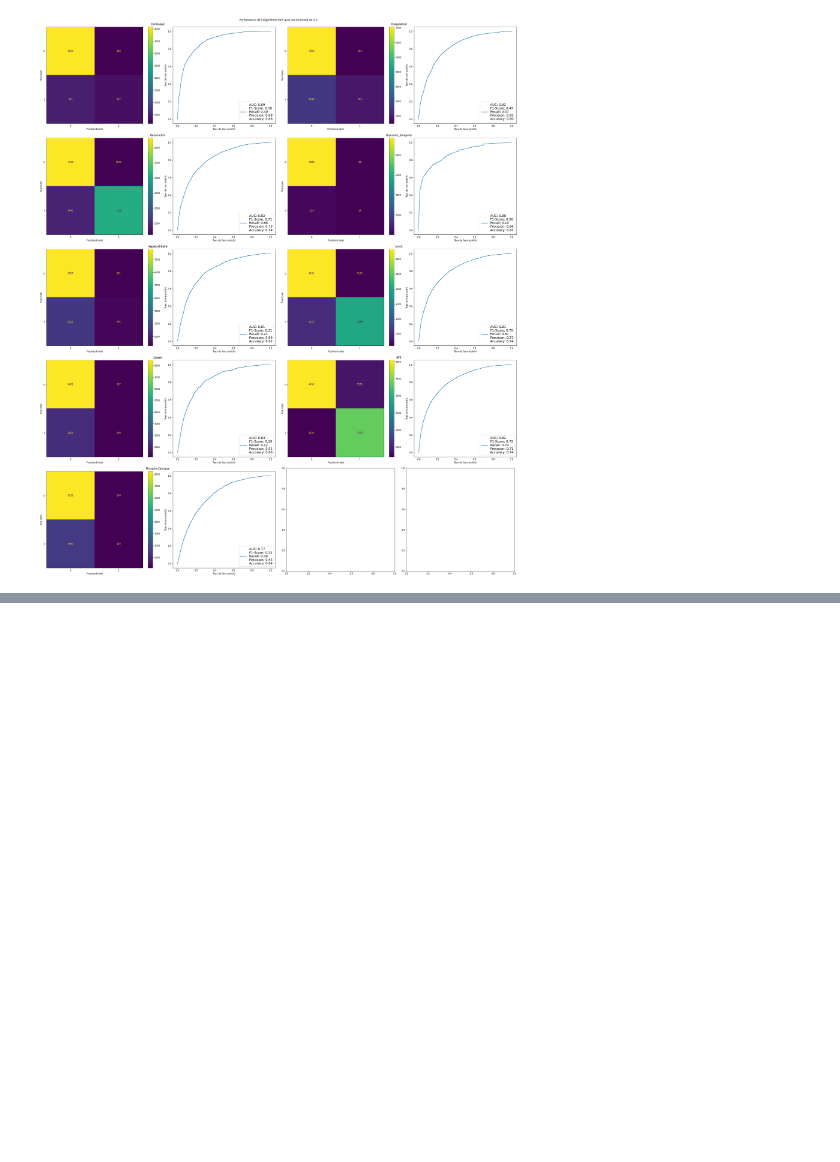
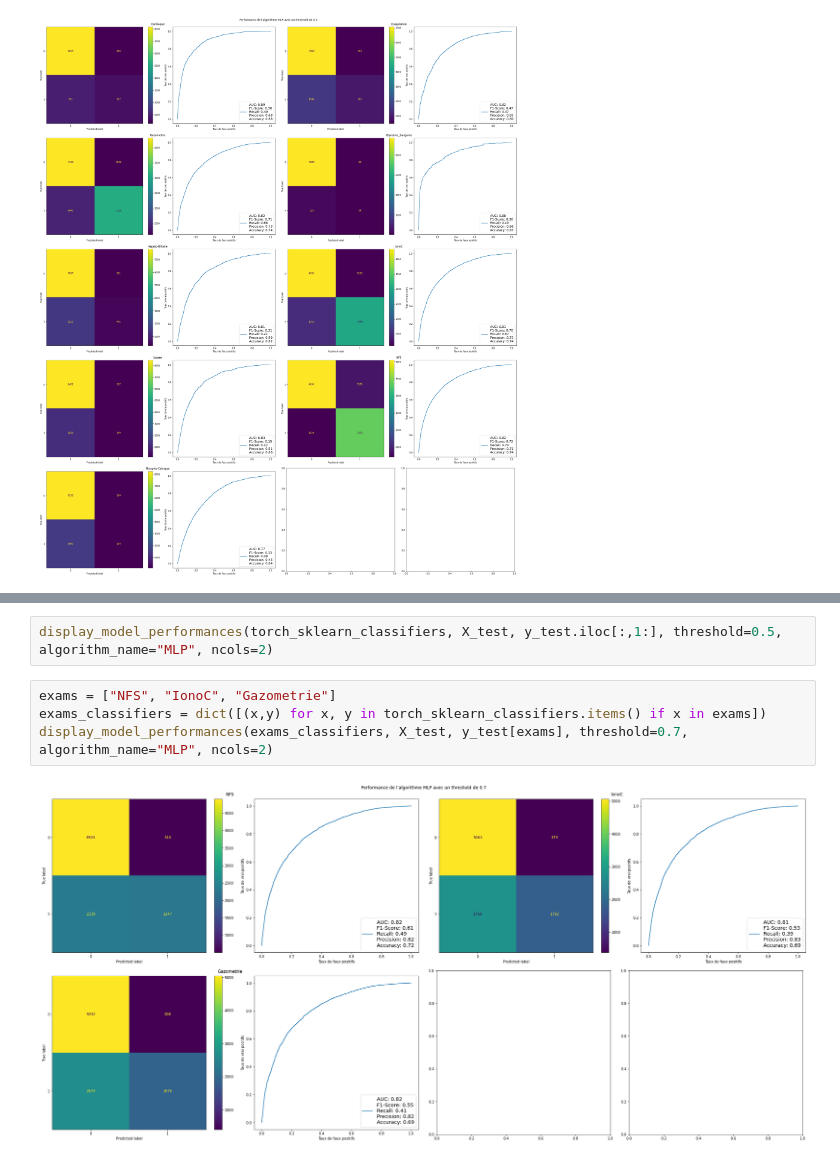
Before and after one commit to alibell/biologyOrderPredictor, a Jupyter notebook: Project_Report.ipynb, the cells around one changed output, grey strips where cells are left out. Cells and saved outputs as stored; diff of their text form; blank space fills up the shorter version.

```diff
--- a/Project_Report.ipynb
+++ b/Project_Report.ipynb
@@ -495,0 +528,8 @@ display_model_performances(torch_sklearn_classifiers, X_test, y_test.iloc[:,1:],
+# %%
+display_model_performances(torch_sklearn_classifiers, X_test, y_test.iloc[:,1:], threshold=0.5, algorithm_name="MLP", ncols=2)
+# %%
+exams = ["NFS", "IonoC", "Gazometrie"]
+exams_classifiers = dict([(x,y) for x, y in torch_sklearn_classifiers.items() if x in exams])
+display_model_performances(exams_classifiers, X_test, y_test[exams], threshold=0.7, algorithm_name="MLP", ncols=2)
+# %% [output]
+[figure, added]
```
Also changed, not shown: parts of 4 cells of this notebook.
